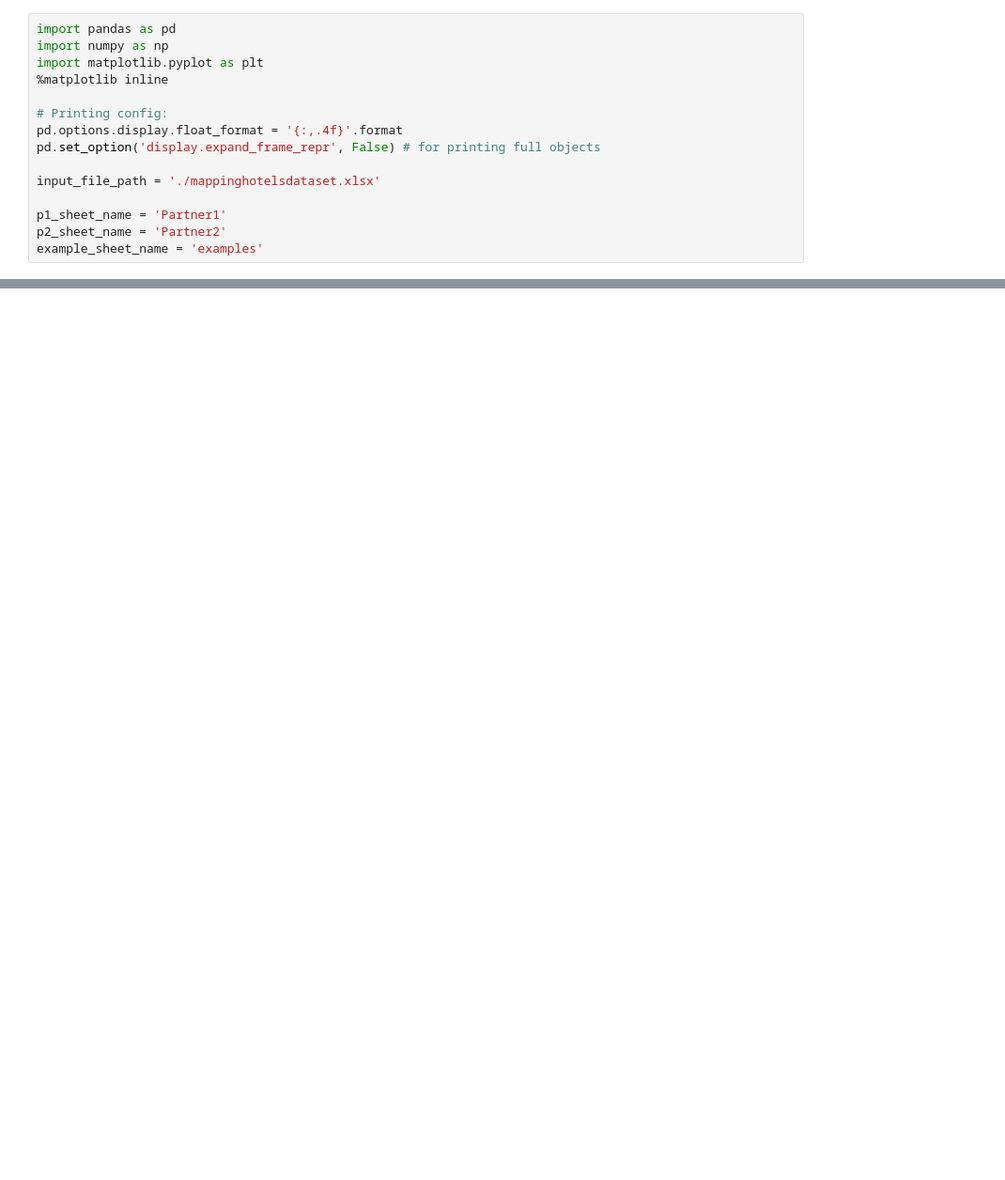
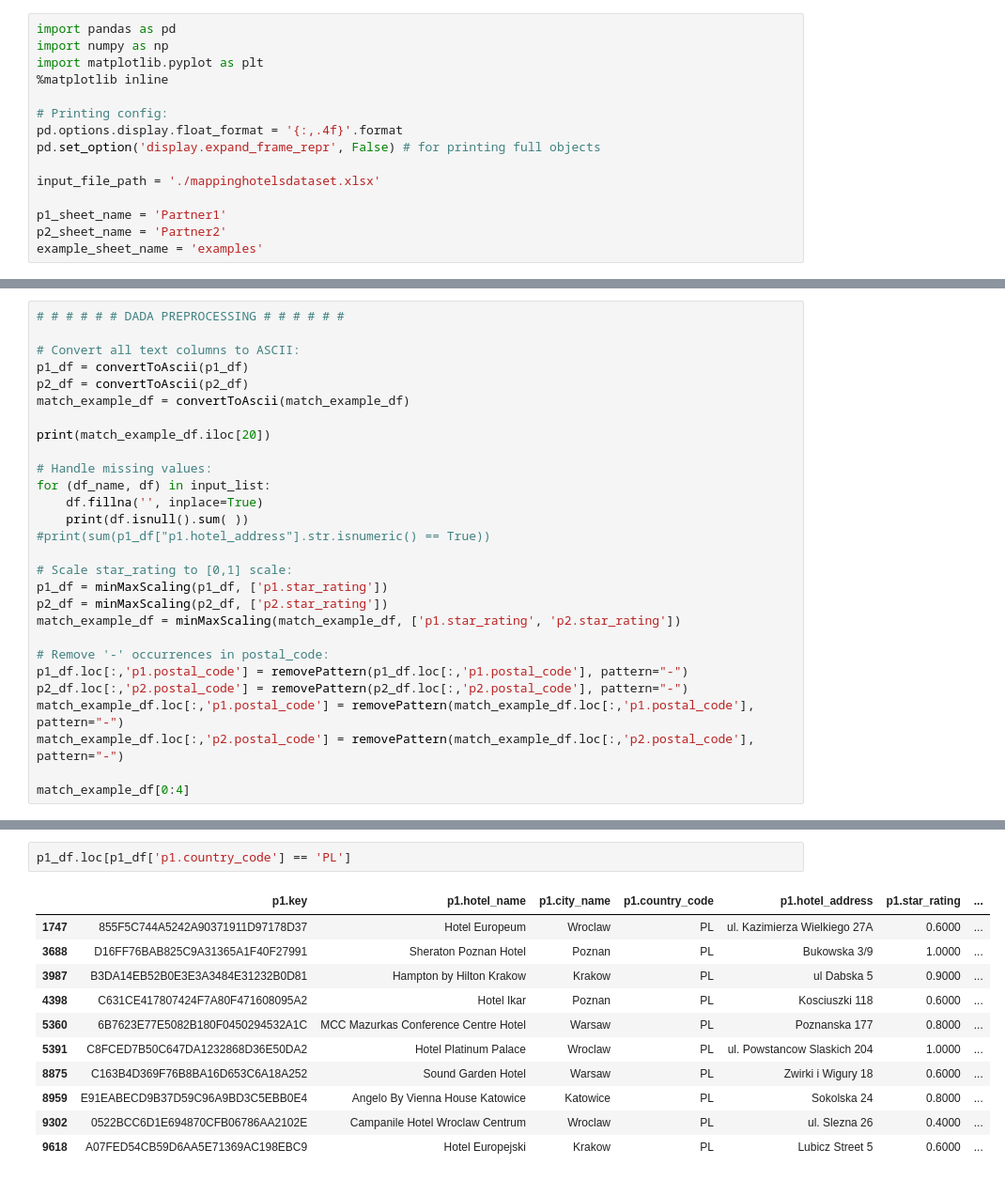
Before and after one commit to michaly/agd_test, a Jupyter notebook: agd_test.ipynb, the cells around one changed output, grey strips where cells are left out. Shown: that part at 94% size. Cells and saved outputs as stored; diff of their text form; blank space fills up the shorter version.

Commit message:
data preprocessing & similarity computations

```diff
--- a/agd_test.ipynb
+++ b/agd_test.ipynb
@@ -144,0 +165,28 @@ Elite Grande Hotel
+# %%
+# # # # # # DADA PREPROCESSING # # # # # #
+
+# Convert all text columns to ASCII:
+p1_df = convertToAscii(p1_df)
+p2_df = convertToAscii(p2_df)
+match_example_df = convertToAscii(match_example_df)
+
+print(match_example_df.iloc[20])
+
+# Handle missing values:
+for (df_name, df) in input_list:
+    df.fillna('', inplace=True)
+    print(df.isnull().sum( ))
+#print(sum(p1_df["p1.hotel_address"].str.isnumeric() == True))
+
+# Scale star_rating to [0,1] scale:
+p1_df = minMaxScaling(p1_df, ['p1.star_rating'])
+p2_df = minMaxScaling(p2_df, ['p2.star_rating'])
+match_example_df = minMaxScaling(match_example_df, ['p1.star_rating', 'p2.star_rating'])
+
+# Remove '-' occurrences in postal_code:
+p1_df.loc[:,'p1.postal_code'] = removePattern(p1_df.loc[:,'p1.postal_code'], pattern="-")
+p2_df.loc[:,'p2.postal_code'] = removePattern(p2_df.loc[:,'p2.postal_code'], pattern="-")
+match_example_df.loc[:,'p1.postal_code'] = removePattern(match_example_df.loc[:,'p1.postal_code'], pattern="-")
+match_example_df.loc[:,'p2.postal_code'] = removePattern(match_example_df.loc[:,'p2.postal_code'], pattern="-")
+
+match_example_df[0:4]
@@ -144,0 +399,14 @@ Elite Grande Hotel
+# %%
+p1_df.loc[p1_df['p1.country_code'] == 'PL']
+# %% [output]
+|  | p1.key | p1.hotel_name | p1.city_name | p1.country_code | p1.hotel_address | p1.star_rating | ... |
+| 1747 | 855F5C744A5242A90371911D97178D37 | Hotel Europeum | Wroclaw | PL | ul. Kazimierza Wielkiego 27A | 0.6000 | ... |
+| 3688 | D16FF76BAB825C9A31365A1F40F27991 | Sheraton Poznan Hotel | Poznan | PL | Bukowska 3/9 | 1.0000 | ... |
+| 3987 | B3DA14EB52B0E3E3A3484E31232B0D81 | Hampton by Hilton Krakow | Krakow | PL | ul Dabska 5 | 0.9000 | ... |
+| 4398 | C631CE417807424F7A80F471608095A2 | Hotel Ikar | Poznan | PL | Kosciuszki 118 | 0.6000 | ... |
+| 5360 | 6B7623E77E5082B180F0450294532A1C | MCC Mazurkas Conference Centre Hotel | Warsaw | PL | Poznanska 177 | 0.8000 | ... |
+| 5391 | C8FCED7B50C647DA1232868D36E50DA2 | Hotel Platinum Palace | Wroclaw | PL | ul. Powstancow Slaskich 204 | 1.0000 | ... |
+| 8875 | C163B4D369F76B8BA16D653C6A18A252 | Sound Garden Hotel | Warsaw | PL | Zwirki i Wigury 18 | 0.6000 | ... |
+| 8959 | E91EABECD9B37D59C96A9BD3C5EBB0E4 | Angelo By Vienna House Katowice | Katowice | PL | Sokolska 24 | 0.8000 | ... |
+| 9302 | 0522BCC6D1E694870CFB06786AA2102E | Campanile Hotel Wroclaw Centrum | Wroclaw | PL | ul. Slezna 26 | 0.4000 | ... |
+| 9618 | A07FED54CB59D6AA5E71369AC198EBC9 | Hotel Europejski | Krakow | PL | Lubicz Street 5 | 0.6000 | ... |
```
Also changed, not shown: parts of 17 cells of this notebook.
